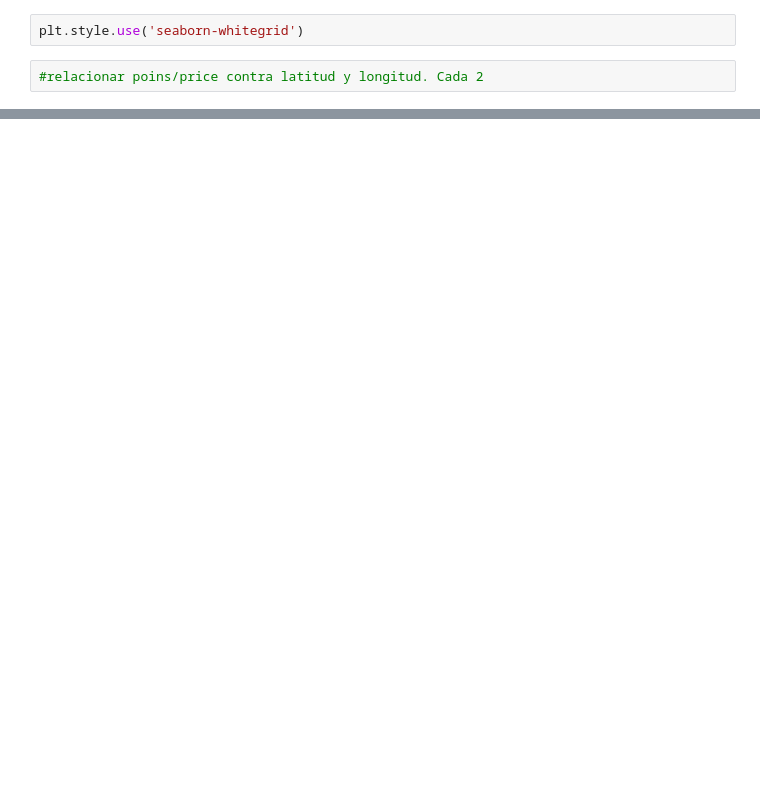
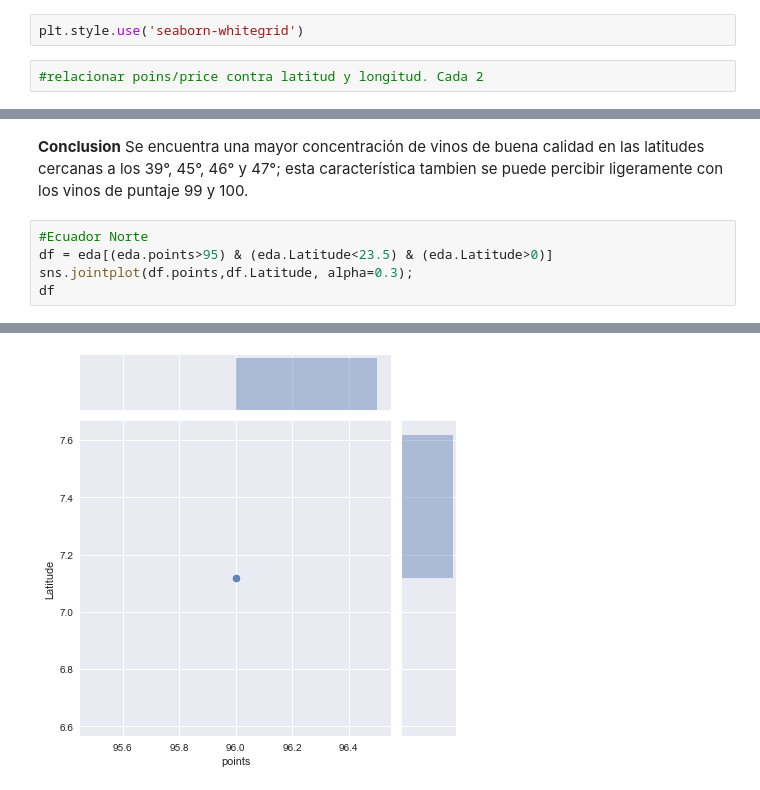
Before and after one commit to crcoronado/Datascience1, a Jupyter notebook: EDA_Winereviews.ipynb, the cells around one changed output, grey strips where cells are left out. Cells and saved outputs as stored; diff of their text form; blank space fills up the shorter version.

```diff
--- a/EDA_Winereviews.ipynb
+++ b/EDA_Winereviews.ipynb
@@ -439,0 +396,8 @@ sns.jointplot(eda.points,eda.Longitude, alpha=0.4);
+# %% [markdown]
+**Conclusion** Se encuentra una mayor concentración de vinos de buena calidad en las latitudes cercanas a los 39°, 45°, 46° y 47°; esta característica tambien se puede percibir ligeramente con los vinos de puntaje 99 y 100.
+# %%
+#Ecuador Norte
+df = eda[(eda.points>95) & (eda.Latitude<23.5) & (eda.Latitude>0)]
+sns.jointplot(df.points,df.Latitude, alpha=0.3);
+df
+# %% [output]
@@ -439,0 +410 @@ sns.jointplot(eda.points,eda.Longitude, alpha=0.4);
+[figure, added]
```
Also changed, not shown: parts of 57 cells of this notebook.
